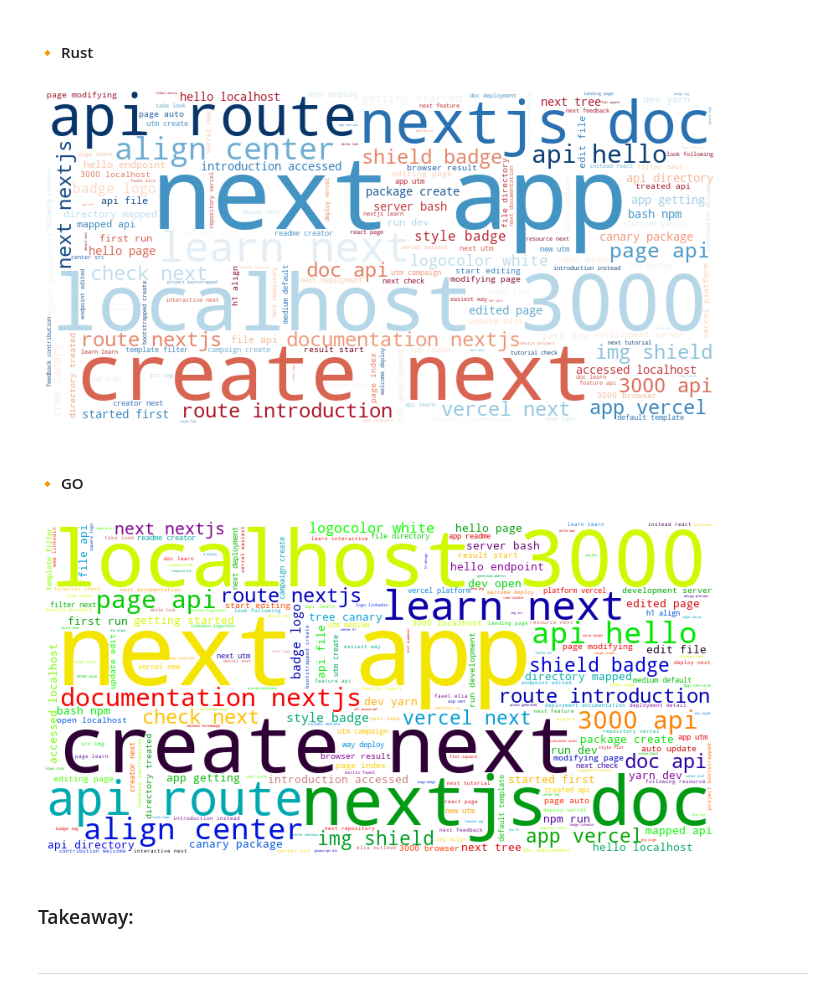
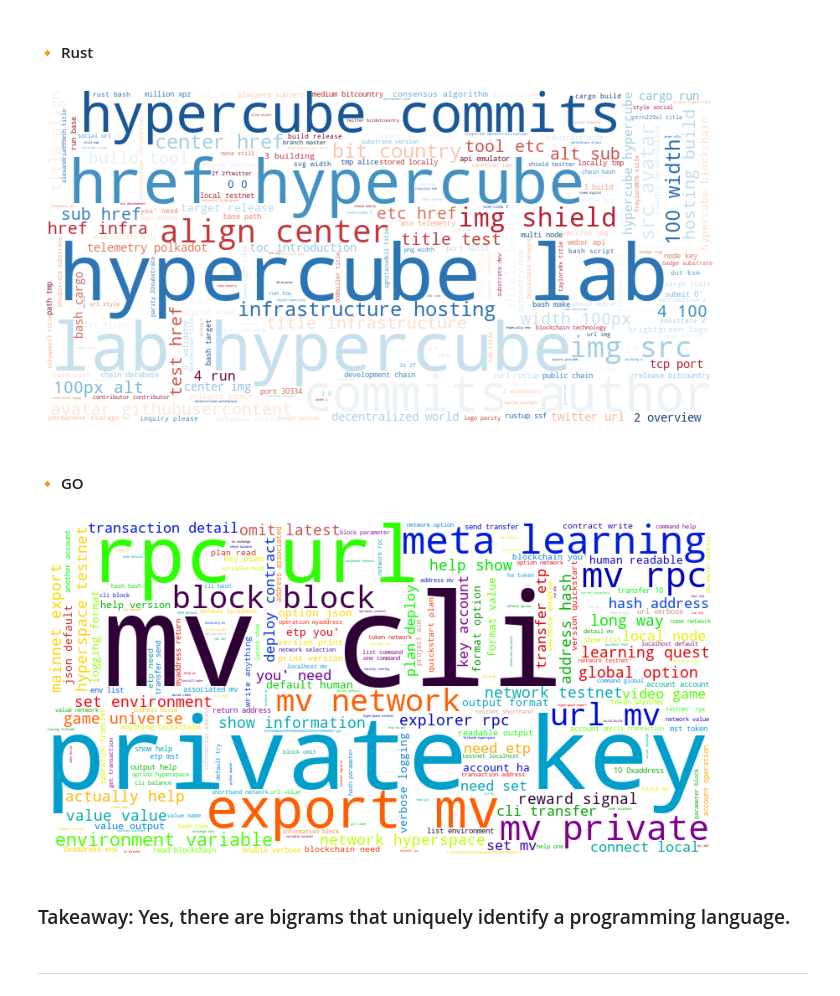
Before and after one commit to MBM-nlp/github_classification_project, a Jupyter notebook: meredith_eda.ipynb, the cells around one changed output. Saved outputs shown, nothing was run; the diff lists cells and outputs as text; code cells hidden in the pictures.

```diff
--- a/meredith_eda.ipynb
+++ b/meredith_eda.ipynb
@@ -725,7 +725,7 @@ plt.show()
 #### 🔸	Rust
 # %%
 # Storing frequency into series
-rust_bigrams = pd.Series(nltk.ngrams(css.split(),2)).value_counts()
+rust_bigrams = pd.Series(nltk.ngrams(rust.split(),2)).value_counts()
 data = {k[0] + ' ' + k[1]: v for k, v in rust_bigrams.to_dict().items()}
 # Using wordcloud to visualize most common words
 img = WordCloud(background_color='white', width=800, height=400, colormap = 'RdBu').generate_from_frequencies(data)
@@ -734,22 +734,22 @@ plt.imshow(img)
 plt.axis('off')
 plt.show()
 # %% [output]
-[figure, old version]
+[figure, new version]
 # %% [markdown]
 #### 🔸	GO
 # %%
 # Storing frequency into series
-rust_bigrams = pd.Series(nltk.ngrams(css.split(),2)).value_counts()
-data = {k[0] + ' ' + k[1]: v for k, v in rust_bigrams.to_dict().items()}
+go_bigrams = pd.Series(nltk.ngrams(go.split(),2)).value_counts()
+data = {k[0] + ' ' + k[1]: v for k, v in go_bigrams.to_dict().items()}
 # Using wordcloud to visualize most common words
 img = WordCloud(background_color='white', width=800, height=400, colormap = 'nipy_spectral').generate_from_frequencies(data)
 plt.figure(figsize=(12, 8))
 plt.imshow(img)
 plt.axis('off')
 plt.show()
 # %% [output]
-[figure, old version]
+[figure, new version]
-# %% [markdown]
-### Takeaway:
+# %% [markdown]
+### Takeaway: Yes, there are bigrams that uniquely identify a programming language.
 # %% [markdown]
 ***
```
